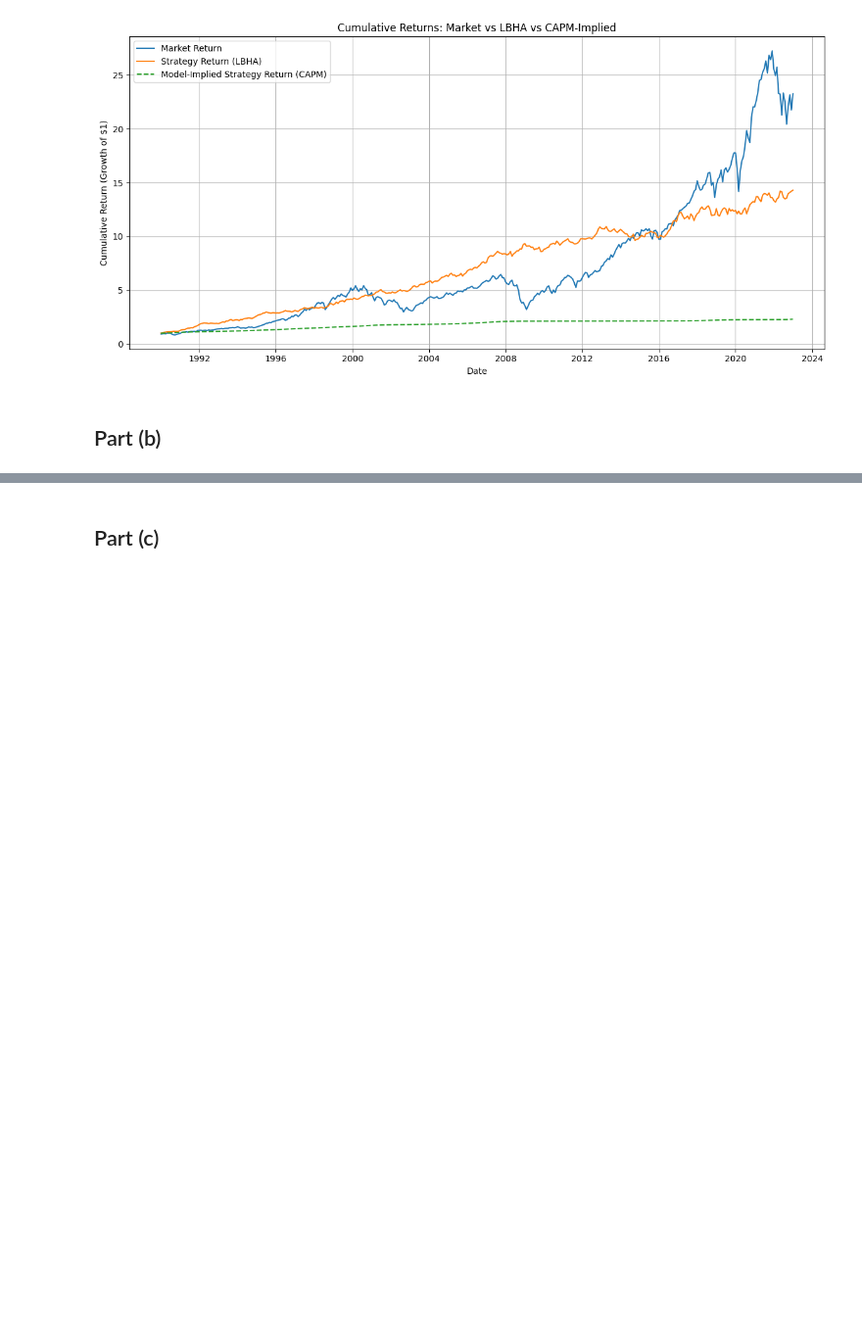
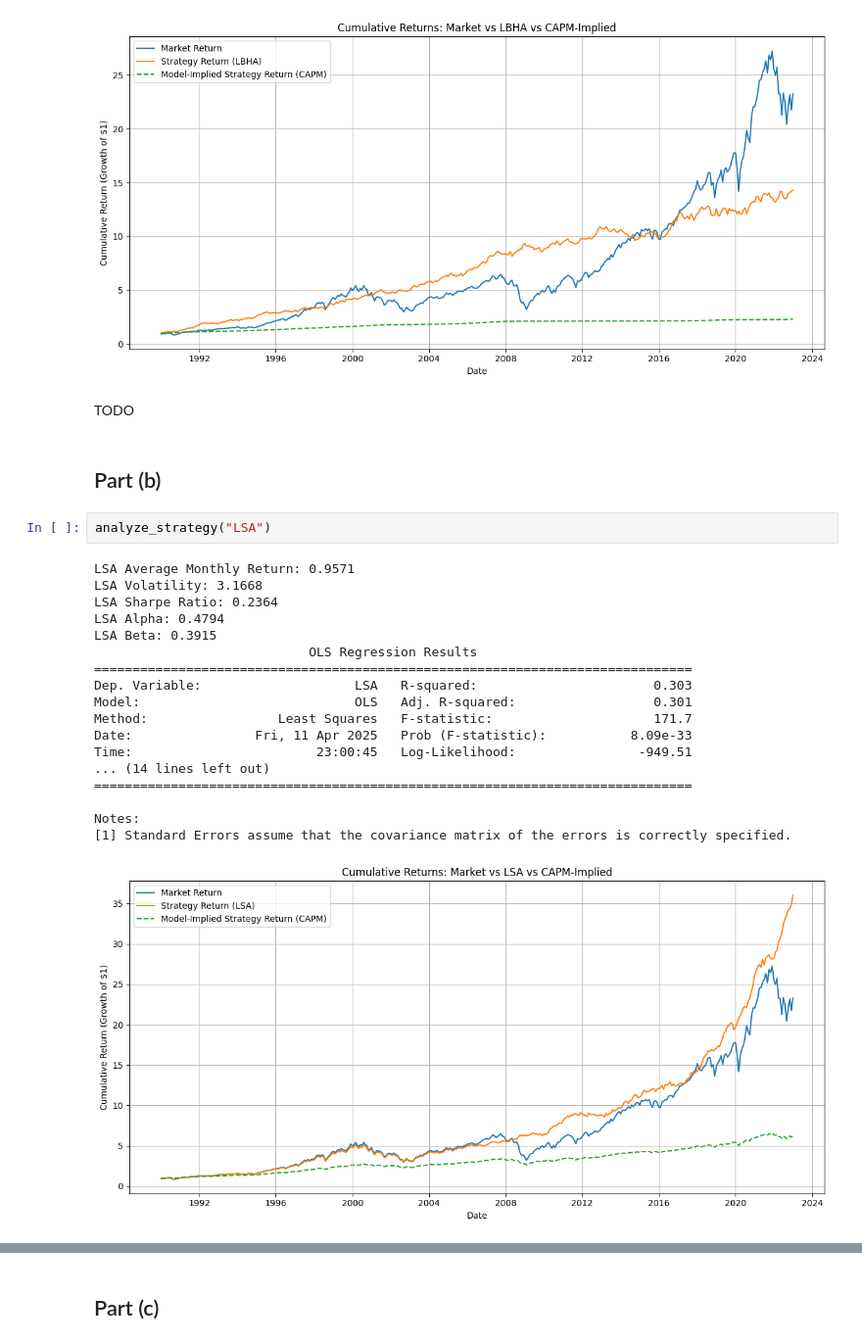
Before and after one commit to tiaeabraham/pbj-bem114, a Jupyter notebook: pbj_bem114_ps1.ipynb, the cells around one changed output, grey strips where cells are left out. Shown at 98% size. Cells and saved outputs as stored; diff of their text form; blank space fills up the shorter version.

```diff
--- a/pbj_bem114_ps1.ipynb
+++ b/pbj_bem114_ps1.ipynb
@@ -353,5 +356,28 @@ Time:                        22:47:40   Log-Likelihood:                -854.63
 Notes:
 [1] Standard Errors assume that the covariance matrix of the errors is correctly specified.
 [figure]
+# %% [markdown]
+TODO
 # %% [markdown]
 ## Part (b)
+# %%
+analyze_strategy("LSA")
+# %% [output]
+LSA Average Monthly Return: 0.9571
+LSA Volatility: 3.1668
+LSA Sharpe Ratio: 0.2364
+LSA Alpha: 0.4794
+LSA Beta: 0.3915
+                            OLS Regression Results
+==============================================================================
+Dep. Variable:                    LSA   R-squared:                       0.303
+Model:                            OLS   Adj. R-squared:                  0.301
+Method:                 Least Squares   F-statistic:                     171.7
+Date:                Fri, 11 Apr 2025   Prob (F-statistic):           8.09e-33
+Time:                        23:00:45   Log-Likelihood:                -949.51
+... (14 lines left out)
+==============================================================================
+
+Notes:
+[1] Standard Errors assume that the covariance matrix of the errors is correctly specified.
+[figure, added]
```
Also changed, not shown: parts of 30 cells of this notebook.
